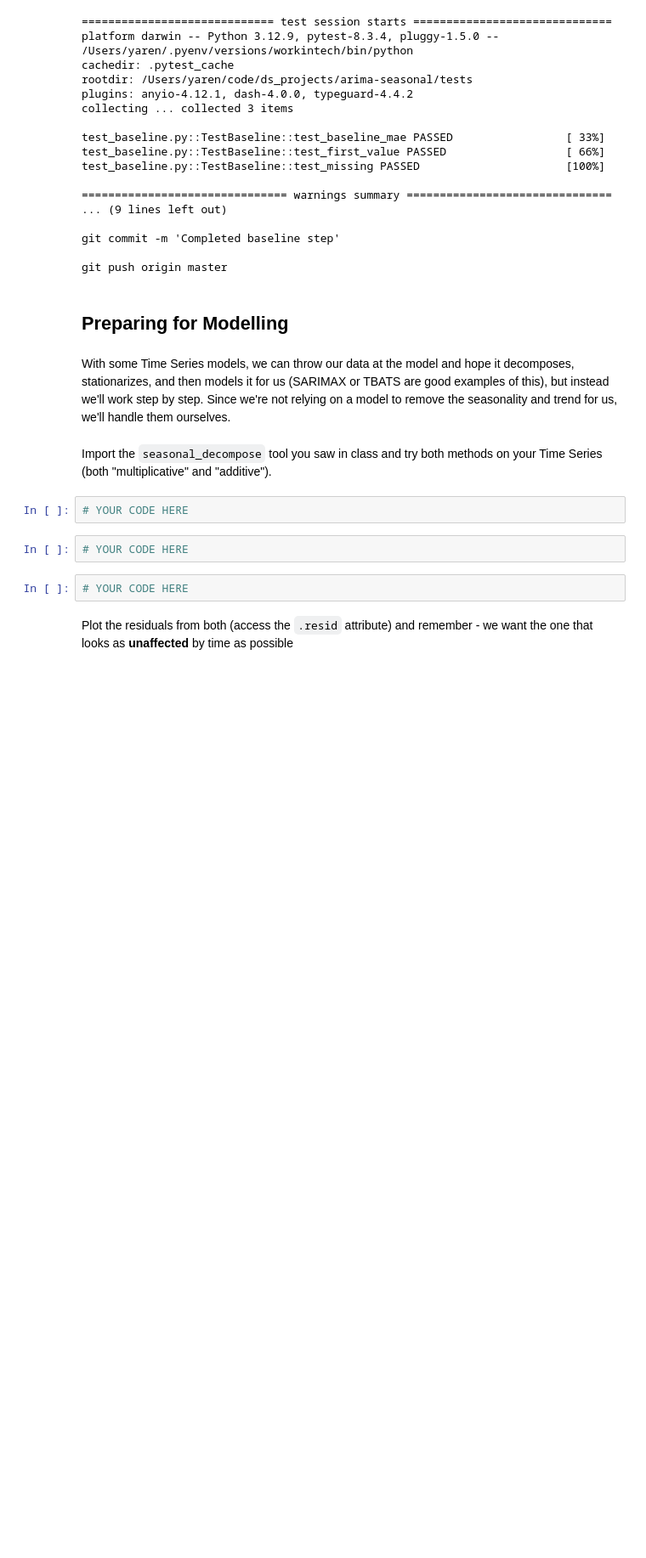
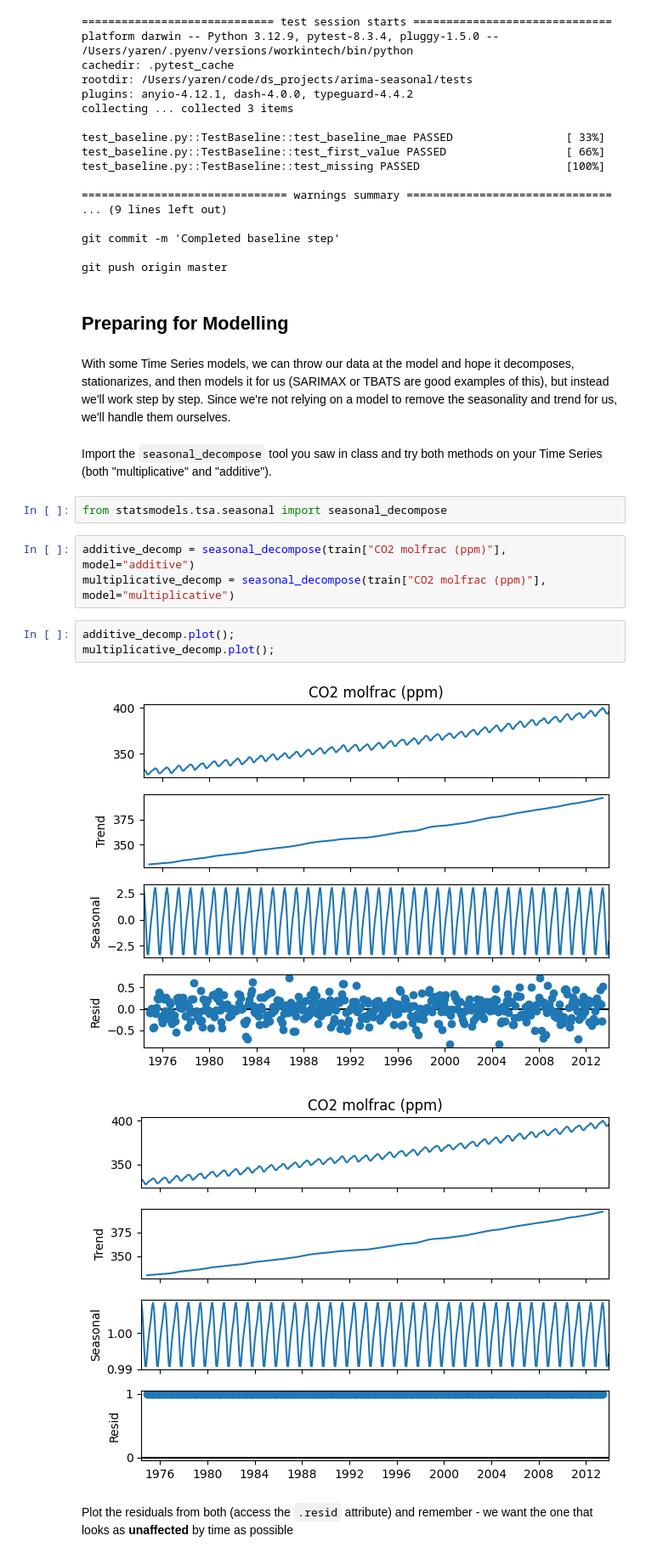
Before and after one commit to itsyeren/arima-seasonal, a Jupyter notebook: arima_seasonal_intro.ipynb, the cells around one changed output. Shown at 85% size. Cells and saved outputs as stored; diff of their text form; blank space fills up the shorter version.

Commit message:
Completed seasonal step

```diff
--- a/arima_seasonal_intro.ipynb
+++ b/arima_seasonal_intro.ipynb
@@ -254,11 +254,16 @@ git push origin master
 With some Time Series models, we can throw our data at the model and hope it decomposes, stationarizes, and then models it for us (SARIMAX or TBATS are good examples of this), but instead we'll work step by step. Since we're not relying on a model to remove the seasonality and trend for us, we'll handle them ourselves.
 # %% [markdown]
 Import the `seasonal_decompose` tool you saw in class and try both methods on your Time Series (both "multiplicative" and "additive").
-# %%
-# YOUR CODE HERE
-# %%
-# YOUR CODE HERE
-# %%
-# YOUR CODE HERE
+# %%
+from statsmodels.tsa.seasonal import seasonal_decompose
+# %%
+additive_decomp = seasonal_decompose(train["CO2 molfrac (ppm)"], model="additive")
+multiplicative_decomp = seasonal_decompose(train["CO2 molfrac (ppm)"], model="multiplicative")
+# %%
+additive_decomp.plot();
+multiplicative_decomp.plot();
+# %% [output]
+[figure, added]
+[figure, added]
 # %% [markdown]
 Plot the residuals from both (access the `.resid` attribute) and remember - we want the one that looks as __unaffected__ by time as possible
```
Also changed, not shown: parts of 8 cells of this notebook, 1 other file.
